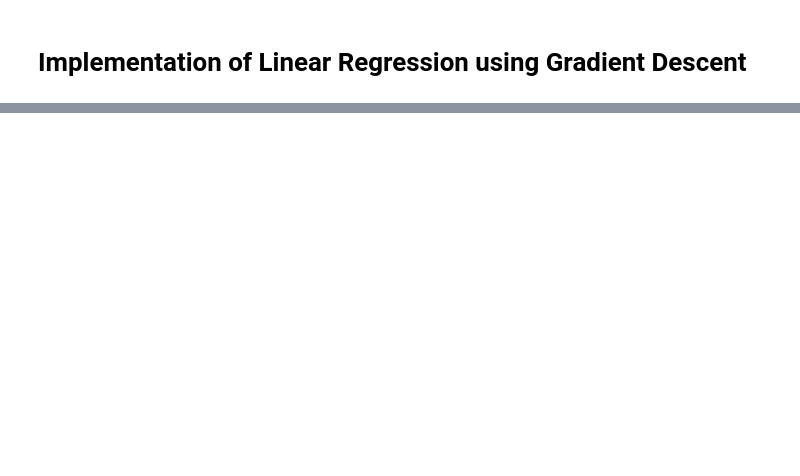
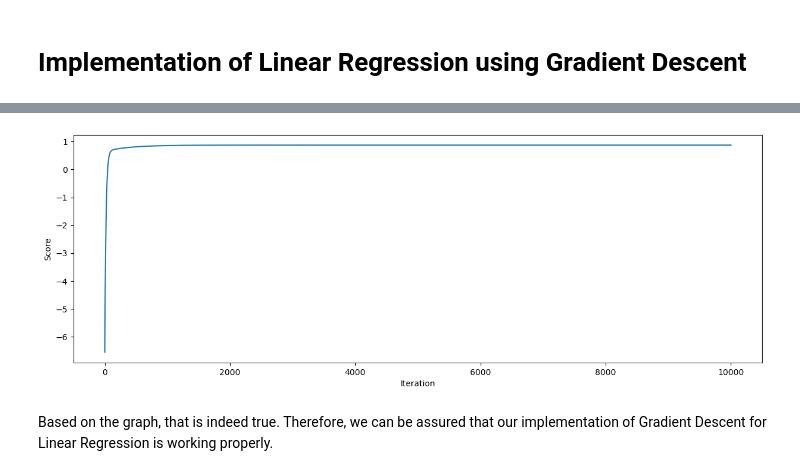
Before and after one commit to dcruzeneil/dcruzeneil.github.io, a Jupyter notebook: posts/linear-regression/index.ipynb, the cells around one changed output, grey strips where cells are left out. Cells and saved outputs as stored; diff of their text form; code cells hidden in the pictures; blank space fills up the shorter version.

Commit message:
Final changes to Linear Regression!

```diff
--- a/posts/linear-regression/index.ipynb
+++ b/posts/linear-regression/index.ipynb
@@ -104,0 +148,7 @@ LR2.score_history[-1]
+# %%
+plt.plot(LR2.score_history)
+labels = plt.gca().set(xlabel = "Iteration", ylabel = "Score")
+# %% [output]
+[figure, added]
+# %% [markdown]
+Based on the graph, that is indeed true. Therefore, we can be assured that our implementation of Gradient Descent for Linear Regression is working properly.
```
Also changed, not shown: parts of 32 cells of this notebook, 14 other files.
